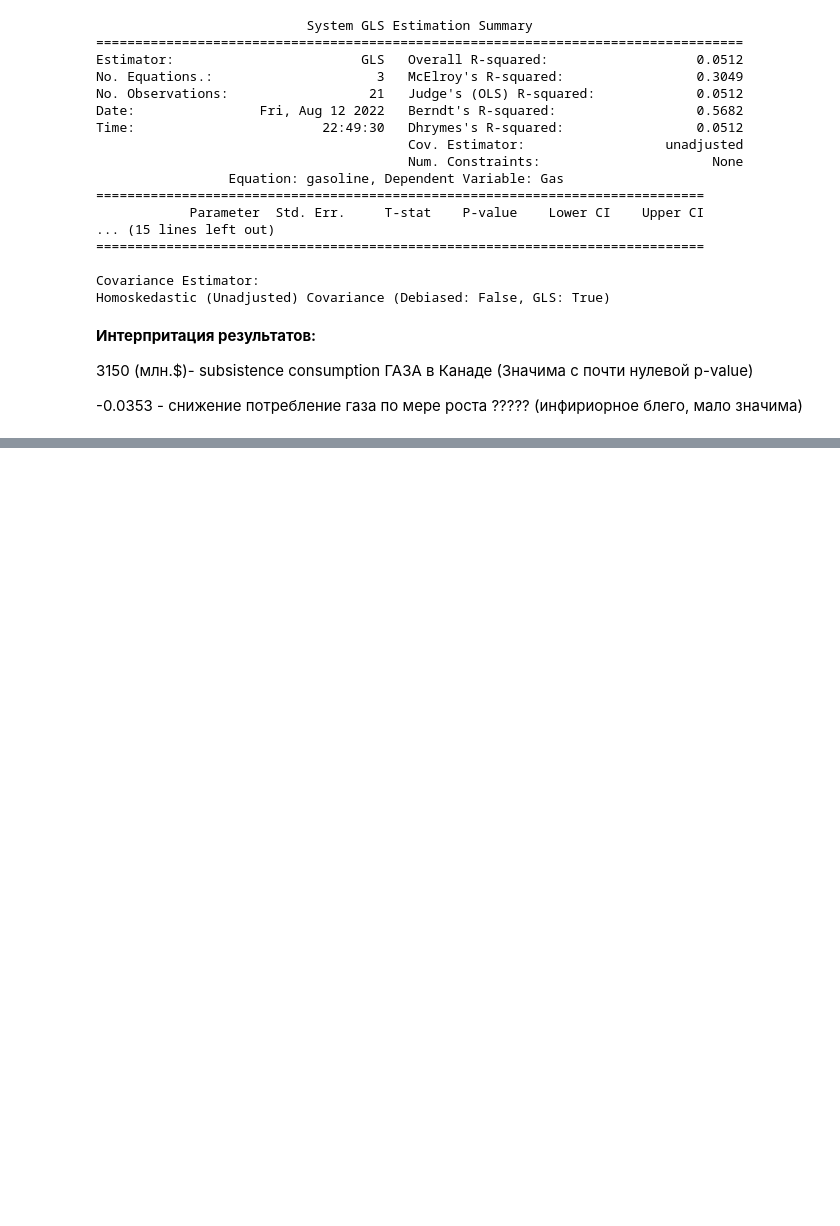
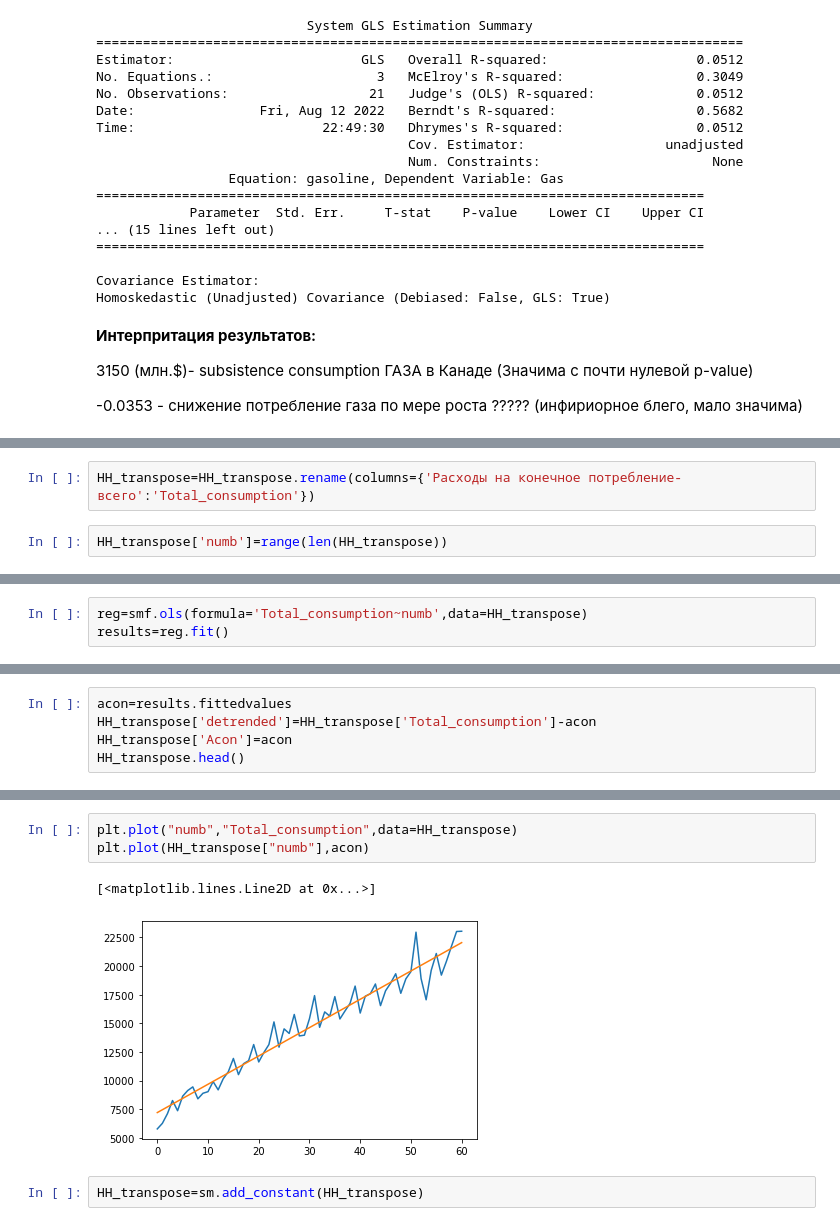
Before and after one commit to chereshan/Term-Paper, a Jupyter notebook: Linear Expenditure Systems (LES) Replication.ipynb, the cells around one changed output, grey strips where cells are left out. Saved outputs shown, nothing was run; the diff lists cells and outputs as text; blank space fills up the shorter version.

Commit message:
Add replication for russian households consumption

```diff
--- a/Linear Expenditure Systems (LES) Replication.ipynb
+++ b/Linear Expenditure Systems (LES) Replication.ipynb
@@ -157,0 +438,4 @@ Homoskedastic (Unadjusted) Covariance (Debiased: False, GLS: True)
+# %%
+HH_transpose=HH_transpose.rename(columns={'Расходы на конечное потребление- всего':'Total_consumption'})
+# %%
+HH_transpose['numb']=range(len(HH_transpose))
@@ -157,0 +458,3 @@ Homoskedastic (Unadjusted) Covariance (Debiased: False, GLS: True)
+# %%
+reg=smf.ols(formula='Total_consumption~numb',data=HH_transpose)
+results=reg.fit()
@@ -157,0 +481,5 @@ Homoskedastic (Unadjusted) Covariance (Debiased: False, GLS: True)
+# %%
+acon=results.fittedvalues
+HH_transpose['detrended']=HH_transpose['Total_consumption']-acon
+HH_transpose['Acon']=acon
+HH_transpose.head()
@@ -157,0 +494,8 @@ Homoskedastic (Unadjusted) Covariance (Debiased: False, GLS: True)
+# %%
+plt.plot("numb","Total_consumption",data=HH_transpose)
+plt.plot(HH_transpose["numb"],acon)
+# %% [output]
+[<matplotlib.lines.Line2D at 0x...>]
+[figure, added]
+# %%
+HH_transpose=sm.add_constant(HH_transpose)
```
Also changed, not shown: parts of 150 cells of this notebook.
